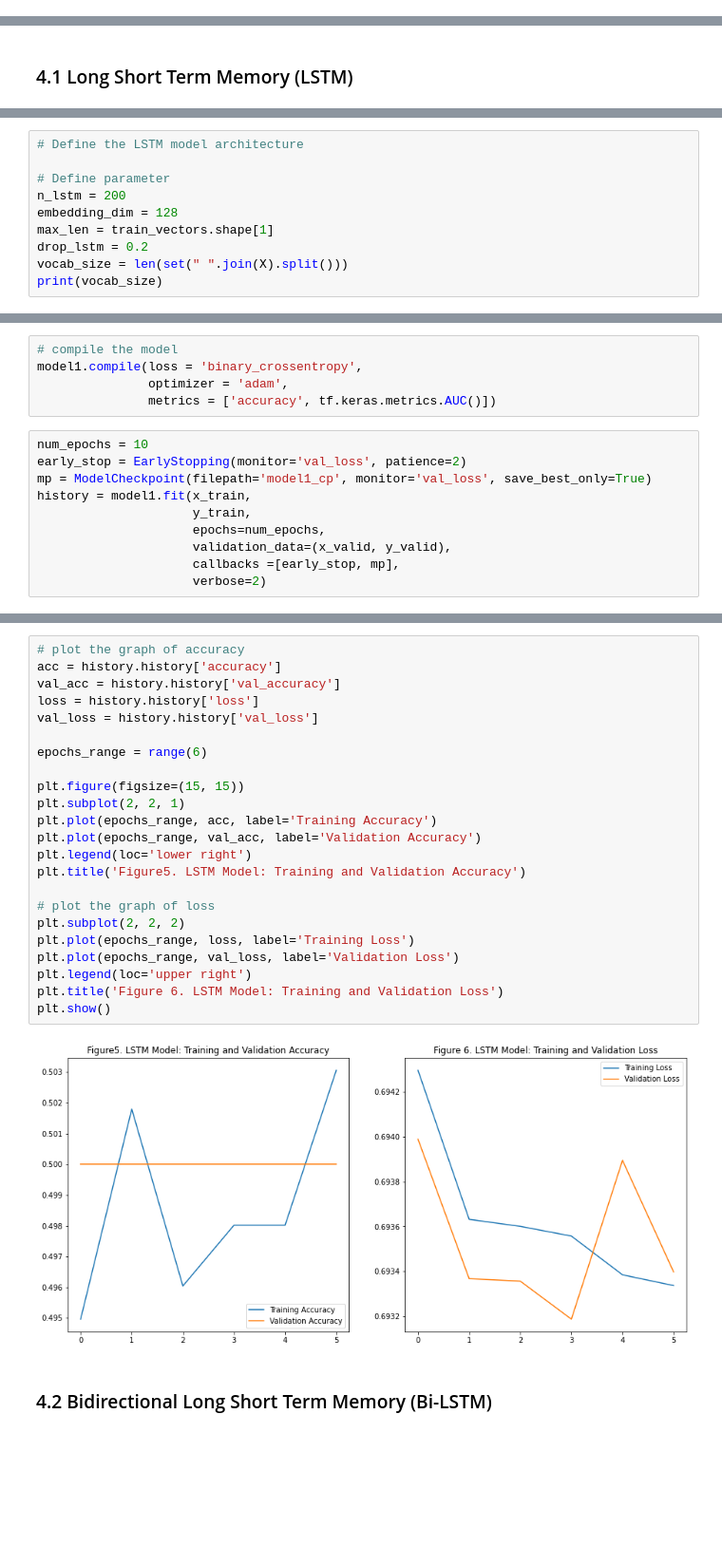
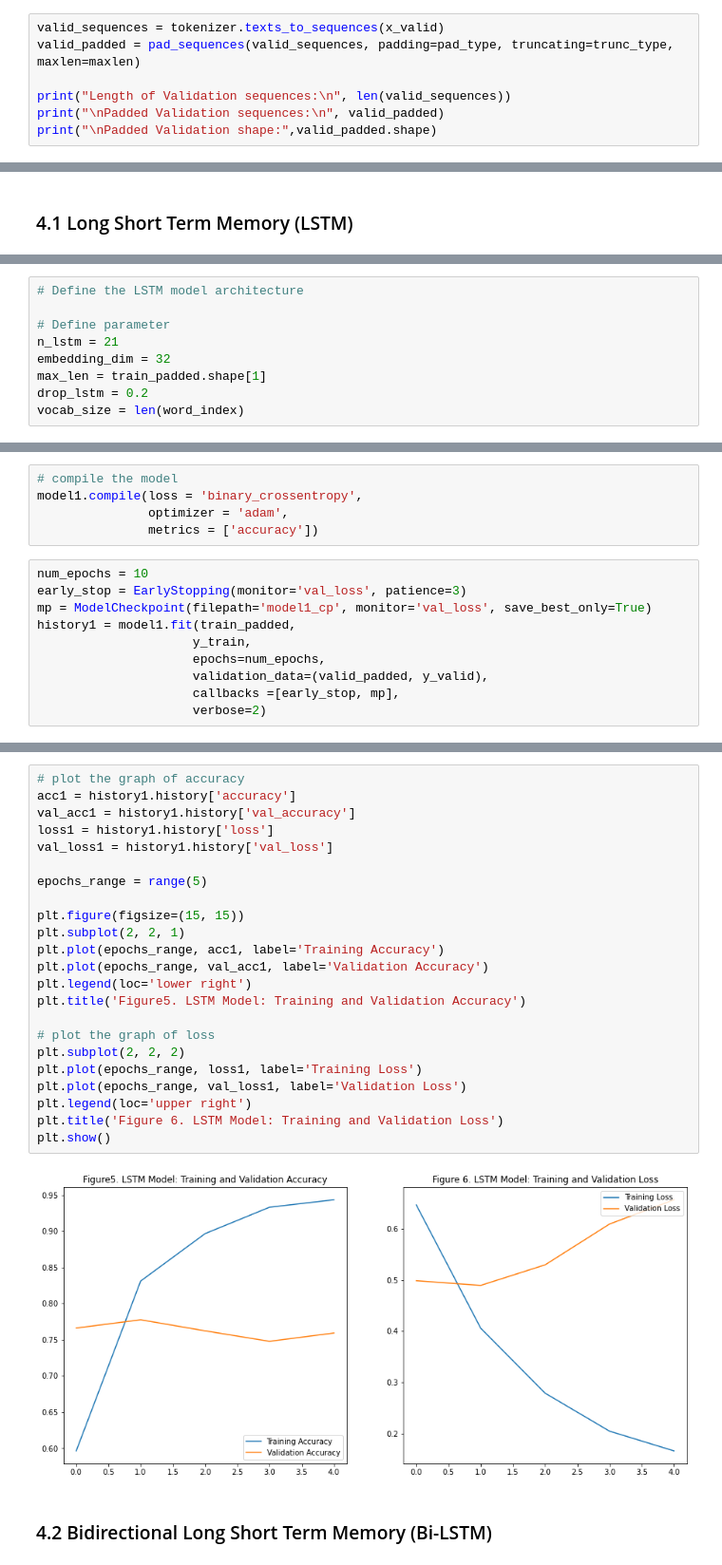
Before and after one commit to thuylinh225/NLP_Disaster_Tweets_Classification, a Jupyter notebook: NLP_Disaster_Tweets_Classification.ipynb, the cells around one changed output, grey strips where cells are left out. Shown at 95% size. Cells and saved outputs as stored; diff of their text form; blank space fills up the shorter version.

```diff
--- a/NLP_Disaster_Tweets_Classification.ipynb
+++ b/NLP_Disaster_Tweets_Classification.ipynb
@@ -495,0 +488,7 @@ Name: target, dtype: int64
+# %%
+valid_sequences = tokenizer.texts_to_sequences(x_valid)
+valid_padded = pad_sequences(valid_sequences, padding=pad_type, truncating=trunc_type, maxlen=maxlen)
+
+print("Length of Validation sequences:\n", len(valid_sequences))
+print("\nPadded Validation sequences:\n", valid_padded)
+print("\nPadded Validation shape:",valid_padded.shape)
@@ -515,9 +558,8 @@ We use the binary_crossentropy as a loss function because the output of the mode
 # Define the LSTM model architecture
 
 # Define parameter
-n_lstm = 200
-embedding_dim = 128
-max_len = train_vectors.shape[1]
+n_lstm = 21
+embedding_dim = 32
+max_len = train_padded.shape[1]
 drop_lstm = 0.2
-vocab_size = len(set(" ".join(X).split()))
-print(vocab_size)
+vocab_size = len(word_index)
@@ -557,15 +597,15 @@ _________________________________________________________________
 # compile the model
 model1.compile(loss = 'binary_crossentropy',
                optimizer = 'adam',
-               metrics = ['accuracy', tf.keras.metrics.AUC()])
+               metrics = ['accuracy'])
 # %%
 num_epochs = 10
-early_stop = EarlyStopping(monitor='val_loss', patience=2)
+early_stop = EarlyStopping(monitor='val_loss', patience=3)
 mp = ModelCheckpoint(filepath='model1_cp', monitor='val_loss', save_best_only=True)
-history = model1.fit(x_train,
+history1 = model1.fit(train_padded,
                      y_train,
                      epochs=num_epochs,
-                     validation_data=(x_valid, y_valid),
+                     validation_data=(valid_padded, y_valid),
                      callbacks =[early_stop, mp],
                      verbose=2)
 # %% [output]
@@ -584,28 +622,28 @@ Epoch 6/10
 # %%
 # plot the graph of accuracy
-acc = history.history['accuracy']
-val_acc = history.history['val_accuracy']
-loss = history.history['loss']
-val_loss = history.history['val_loss']
+acc1 = history1.history['accuracy']
+val_acc1 = history1.history['val_accuracy']
+loss1 = history1.history['loss']
+val_loss1 = history1.history['val_loss']
 
-epochs_range = range(6)
+epochs_range = range(5)
 
 plt.figure(figsize=(15, 15))
 plt.subplot(2, 2, 1)
-plt.plot(epochs_range, acc, label='Training Accuracy')
-plt.plot(epochs_range, val_acc, label='Validation Accuracy')
+plt.plot(epochs_range, acc1, label='Training Accuracy')
+plt.plot(epochs_range, val_acc1, label='Validation Accuracy')
 plt.legend(loc='lower right')
 plt.title('Figure5. LSTM Model: Training and Validation Accuracy')
 
 # plot the graph of loss
 plt.subplot(2, 2, 2)
-plt.plot(epochs_range, loss, label='Training Loss')
-plt.plot(epochs_range, val_loss, label='Validation Loss')
+plt.plot(epochs_range, loss1, label='Training Loss')
+plt.plot(epochs_range, val_loss1, label='Validation Loss')
 plt.legend(loc='upper right')
 plt.title('Figure 6. LSTM Model: Training and Validation Loss')
 plt.show()
 # %% [output]
-[figure, old version]
+[figure, new version]
 # %% [markdown]
 ### 4.2 Bidirectional Long Short Term Memory (Bi-LSTM)
 # %% [markdown]
```
Also changed, not shown: parts of 87 cells of this notebook, 2 other files.
